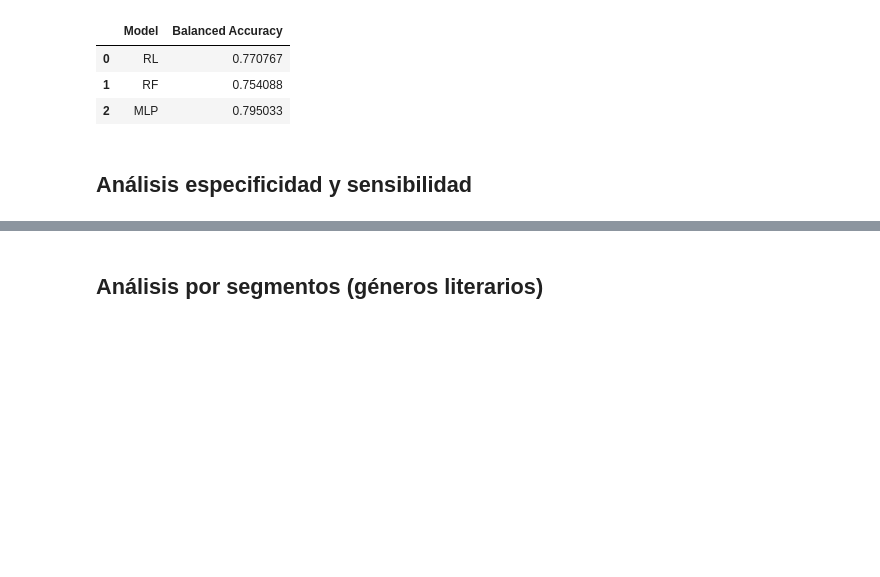
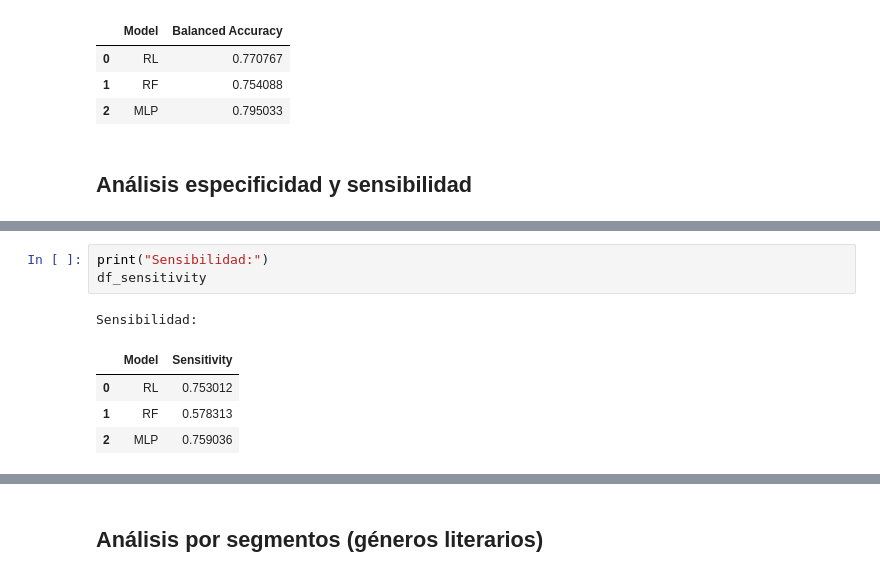
Before and after one commit to MMCCJJ/NOVELLA, a Jupyter notebook: src/modelos/evaluacionModelosCandidatos.ipynb, the cells around one changed output, grey strips where cells are left out. Cells and saved outputs as stored; diff of their text form; blank space fills up the shorter version.

```diff
--- a/src/modelos/evaluacionModelosCandidatos.ipynb
+++ b/src/modelos/evaluacionModelosCandidatos.ipynb
@@ -314,0 +348,9 @@ df_results
+# %%
+print("Sensibilidad:")
+df_sensitivity
+# %% [output]
+Sensibilidad:
+|  | Model | Sensitivity |
+| 0 | RL | 0.753012 |
+| 1 | RF | 0.578313 |
+| 2 | MLP | 0.759036 |
```
Also changed, not shown: parts of 6 cells of this notebook.
